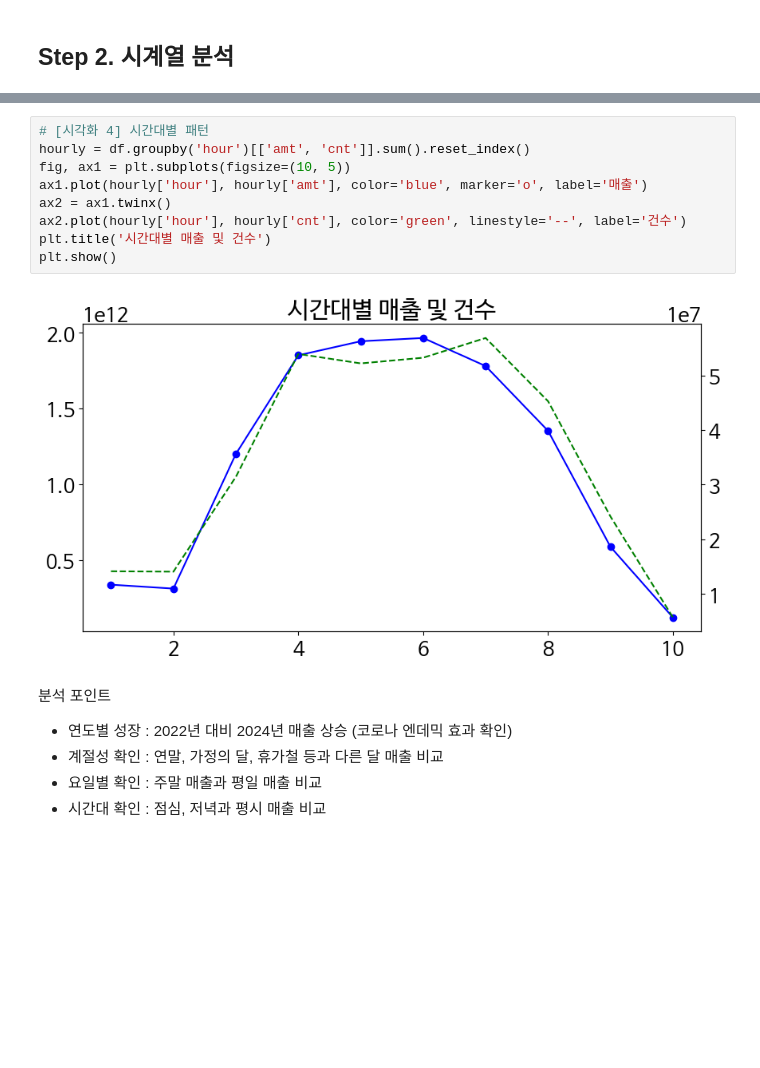
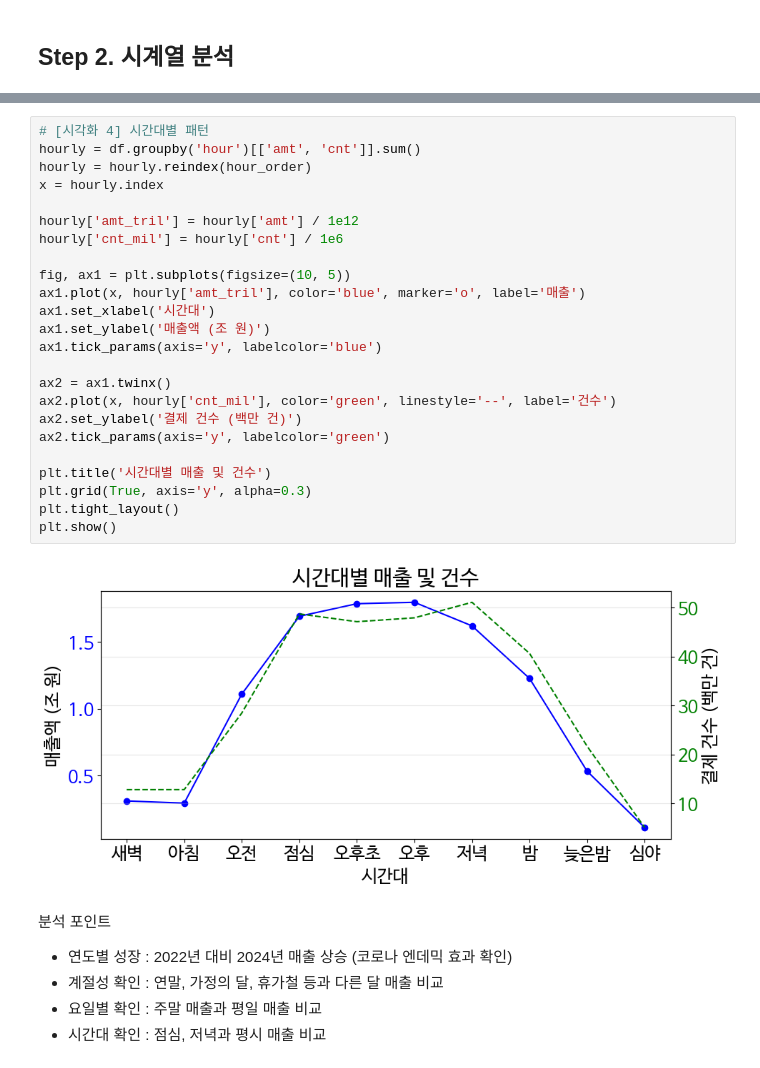
Before and after one commit to davidots429/GyeonggiCard2025, a Jupyter notebook: 03_Exploratory_Data_Analysis.ipynb, the cells around one changed output, grey strips where cells are left out. Cells and saved outputs as stored; diff of their text form; blank space fills up the shorter version.

```diff
--- a/03_Exploratory_Data_Analysis.ipynb
+++ b/03_Exploratory_Data_Analysis.ipynb
@@ -87,14 +182,29 @@ plt.show()
 # %%
 # [시각화 4] 시간대별 패턴
-hourly = df.groupby('hour')[['amt', 'cnt']].sum().reset_index()
+hourly = df.groupby('hour')[['amt', 'cnt']].sum()
+hourly = hourly.reindex(hour_order)
+x = hourly.index
+
+hourly['amt_tril'] = hourly['amt'] / 1e12
+hourly['cnt_mil'] = hourly['cnt'] / 1e6
+
 fig, ax1 = plt.subplots(figsize=(10, 5))
-ax1.plot(hourly['hour'], hourly['amt'], color='blue', marker='o', label='매출')
+ax1.plot(x, hourly['amt_tril'], color='blue', marker='o', label='매출')
+ax1.set_xlabel('시간대')
+ax1.set_ylabel('매출액 (조 원)')
+ax1.tick_params(axis='y', labelcolor='blue')
+
 ax2 = ax1.twinx()
-ax2.plot(hourly['hour'], hourly['cnt'], color='green', linestyle='--', label='건수')
+ax2.plot(x, hourly['cnt_mil'], color='green', linestyle='--', label='건수')
+ax2.set_ylabel('결제 건수 (백만 건)')
+ax2.tick_params(axis='y', labelcolor='green')
+
 plt.title('시간대별 매출 및 건수')
+plt.grid(True, axis='y', alpha=0.3)
+plt.tight_layout()
 plt.show()
 # %% [output]
-[figure, old version]
+[figure, new version]
 # %% [markdown]
 분석 포인트
 
```
Also changed, not shown: parts of 12 cells of this notebook.
